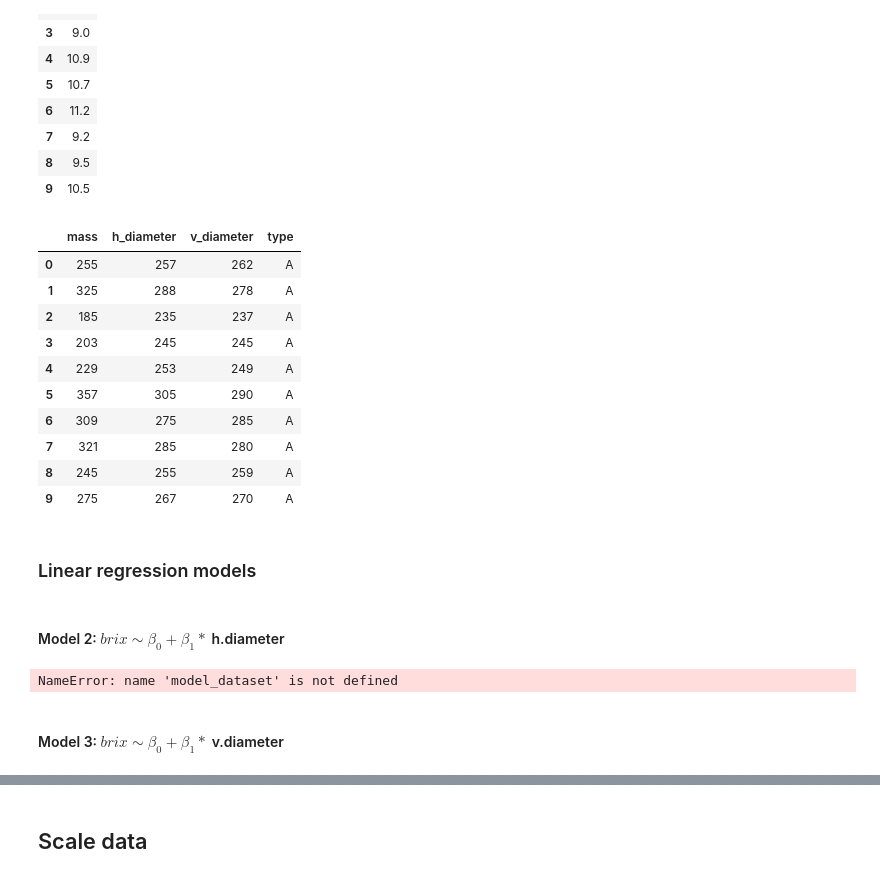
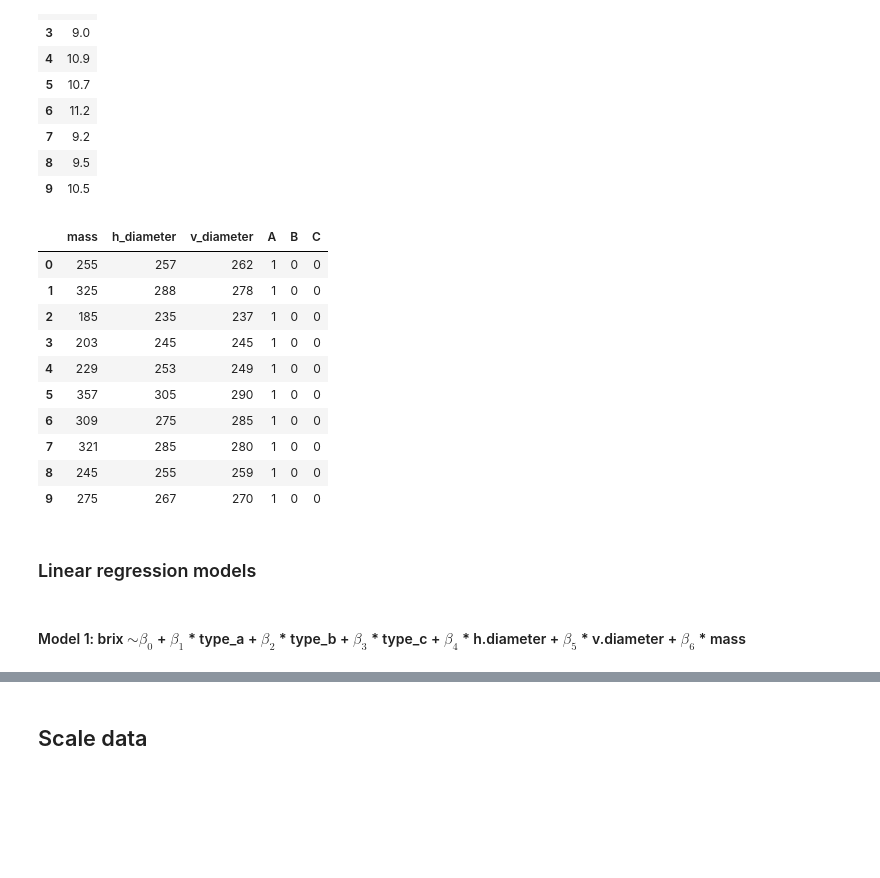
Before and after one commit to DucTrung1802/DS, a Jupyter notebook: Orange/orange.ipynb, the cells around one changed output, grey strips where cells are left out. Drawn from its saved outputs; the diff is of its cells as text; code cells hidden in the pictures; blank space fills up the shorter version.

Commit message:
CHECKPOINT: transform only numeric variable, remove "A" variable

```diff
--- a/Orange/orange.ipynb
+++ b/Orange/orange.ipynb
@@ -45,3 +45,8 @@ class ScalerType(Enum):
     Normalizer_ = Normalizer
     RobustScaler_ = RobustScaler
     StandardScaler_ = StandardScaler
+
+
+def get_scaler(scaler_type: ScalerType):
+    if scaler_type != ScalerType.Raw_:
+        return scaler_type.value()
@@ -54,13 +56,13 @@ class Dataset:
         self,
         name: str,
         dataframe: pd.DataFrame,
-        scaler_type: str = ScalerType.Raw_.name,
+        scaler_type: ScalerType = ScalerType.Raw_,
     ):
         self.name: str = name
         self.dataframe: pd.DataFrame = dataframe
         self.categorical_cols: list[str] = []
         self.numeric_cols: list[str] = []
-        self.scaler_type: str = scaler_type
+        self.scaler_type: ScalerType = scaler_type
 
         self.detect_categorical_numeric_cols()
 
@@ -90,20 +92,18 @@ class Dataset:
             self.detect_categorical_numeric_cols()
 
     def get_scaled_dataframe(self, scaler_type: ScalerType) -> pd.DataFrame:
-        if self.scaler_type.value:
+        if get_scaler(scaler_type):
             print("The dataframe already has been scaled!")
         else:
-            if scaler_type.value:
+            scaler = get_scaler(scaler_type)
+            if scaler:
                 scaled_dataframe = pd.DataFrame(
-                    scaler_type.value().fit_transform(
-                        X=self.dataframe[self.numeric_cols]
-                    ),
+                    scaler.fit_transform(X=self.dataframe[self.numeric_cols]),
                     columns=self.numeric_cols,
                 )
                 scaled_dataframe[self.categorical_cols] = self.dataframe[
                     self.categorical_cols
                 ]
-
                 return scaled_dataframe
             else:
                 print("Cannot revert the scaling!")
@@ -122,7 +122,7 @@ class Dataset:
             return Dataset(
                 name=new_dataset_name,
                 dataframe=dummies_dataframe,
-                scaler_type=ScalerType.Raw_.name,
+                scaler_type=self.scaler_type,
             )
         elif categorical_col in self.numeric_cols:
             print("Records for input column name are not categorical!")
@@ -468,7 +510,7 @@ std_col_name_df.head(10)
 | 8 | A10 | 1.45 | 0.4082 | 245 | 255 | 259 | 9.5 | 3.790542 | 2.506238 | 5.709458 |
 | 9 | A11 | 2.00 | 0.4128 | 275 | 267 | 270 | 10.5 | 5.287252 | 1.985909 | 5.212748 |
 # %%
-std_col_name_dataset = Dataset("std_col_name", std_col_name_df, Scaler.Raw_.name)
+std_col_name_dataset = Dataset("std_col_name", std_col_name_df, ScalerType.Raw_)
 # %%
 print(std_col_name_dataset.categorical_cols)
 print(std_col_name_dataset.numeric_cols)
@@ -657,20 +697,20 @@ y_variable.head(10)
 | 8 | 9.5 |
 | 9 | 10.5 |
 # %%
-x_cols = ["mass", "h_diameter", "v_diameter", "type"]
+x_cols = ["mass", "h_diameter", "v_diameter", "A", "B", "C"]
 x_variable = list_dataset["std_col_name_ohv_type"].get_dataframe()[x_cols]
 x_variable.head(10)
 # %% [output]
-|  | mass | h_diameter | v_diameter | type |
-| 0 | 255 | 257 | 262 | A |
-| 1 | 325 | 288 | 278 | A |
-| 2 | 185 | 235 | 237 | A |
-| 3 | 203 | 245 | 245 | A |
-| 4 | 229 | 253 | 249 | A |
-| 5 | 357 | 305 | 290 | A |
-| 6 | 309 | 275 | 285 | A |
-| 7 | 321 | 285 | 280 | A |
-| 8 | 245 | 255 | 259 | A |
-| 9 | 275 | 267 | 270 | A |
+|  | mass | h_diameter | v_diameter | A | B | C |
+| 0 | 255 | 257 | 262 | 1 | 0 | 0 |
+| 1 | 325 | 288 | 278 | 1 | 0 | 0 |
+| 2 | 185 | 235 | 237 | 1 | 0 | 0 |
+| 3 | 203 | 245 | 245 | 1 | 0 | 0 |
+| 4 | 229 | 253 | 249 | 1 | 0 | 0 |
+| 5 | 357 | 305 | 290 | 1 | 0 | 0 |
+| 6 | 309 | 275 | 285 | 1 | 0 | 0 |
+| 7 | 321 | 285 | 280 | 1 | 0 | 0 |
+| 8 | 245 | 255 | 259 | 1 | 0 | 0 |
+| 9 | 275 | 267 | 270 | 1 | 0 | 0 |
 # %% [markdown]
 ### Linear regression models
@@ -704,8 +717,2 @@ def summary_linear_model(x: list, y, dataset, transformer: Optional[Callable] =
 # %% [markdown]
-#### Model 2: $ brix \sim \beta_0 + \beta_1* $ h.diameter
+#### Model 1: brix $ \sim \beta_0 $ + $ \beta_1 $ * type_a + $ \beta_2 $ * type_b + $ \beta_3 $ * type_c + $ \beta_4 $ * h.diameter + $ \beta_5 $ * v.diameter + $ \beta_6 $ * mass
-# %%
-summary_linear_model(x=["h_diameter"], y="brix", dataset=model_dataset)
-# %% [output]
-NameError: name 'model_dataset' is not defined
-# %% [markdown]
-#### Model 3: $ brix \sim \beta_0 + \beta_1* $ v.diameter
```
Also changed, not shown: parts of 22 cells of this notebook.
